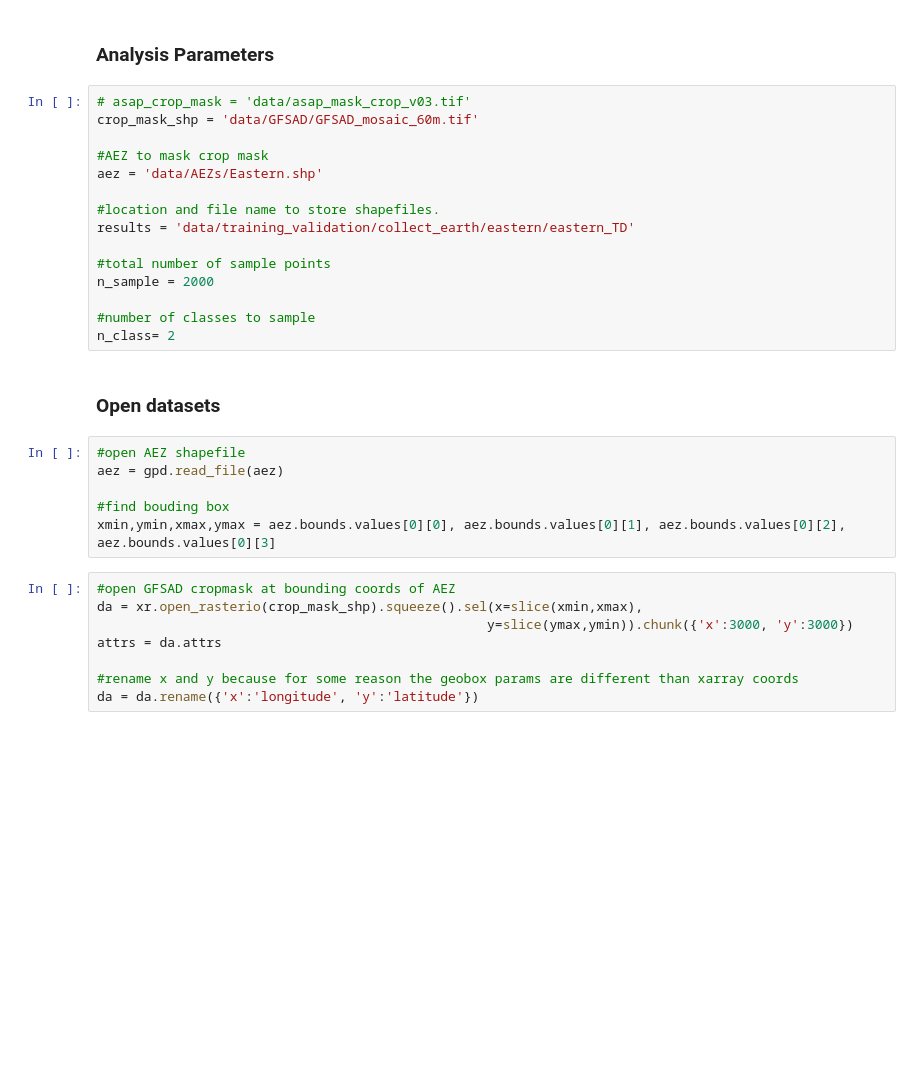
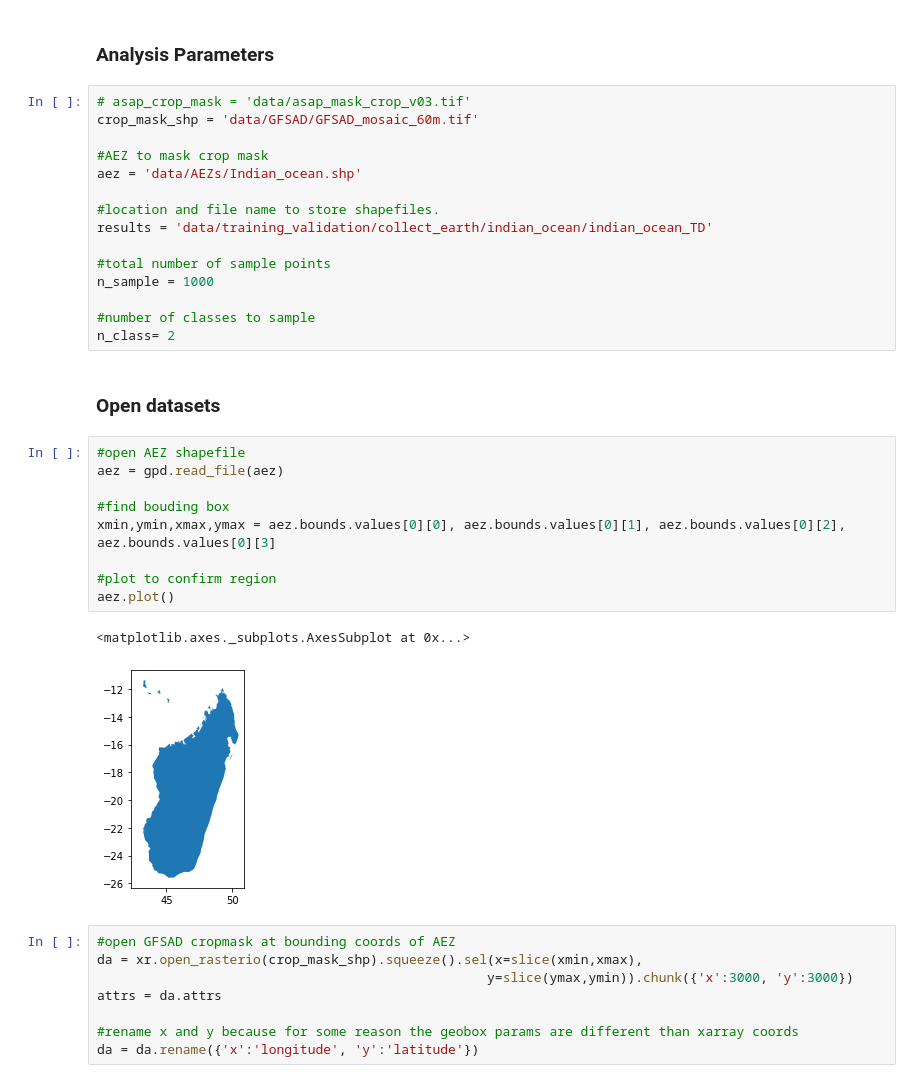
Before and after one commit to fivejjs/deafrica-sandbox-notebooks, a Jupyter notebook: crop_mask/create_reference_data_polygons.ipynb, the cells around one changed output. Cells and saved outputs as stored; diff of their text form; blank space fills up the shorter version.

```diff
--- a/crop_mask/create_reference_data_polygons.ipynb
+++ b/crop_mask/create_reference_data_polygons.ipynb
@@ -40,13 +40,13 @@ create_local_dask_cluster()
 crop_mask_shp = 'data/GFSAD/GFSAD_mosaic_60m.tif'
 
 #AEZ to mask crop mask
-aez = 'data/AEZs/Eastern.shp'
+aez = 'data/AEZs/Indian_ocean.shp'
 
 #location and file name to store shapefiles.
-results = 'data/training_validation/collect_earth/eastern/eastern_TD'
+results = 'data/training_validation/collect_earth/indian_ocean/indian_ocean_TD'
 
 #total number of sample points
-n_sample = 2000
+n_sample = 1000
 
 #number of classes to sample
 n_class= 2
@@ -55,9 +55,15 @@ n_class= 2
 # %%
 #open AEZ shapefile
 aez = gpd.read_file(aez)
 
 #find bouding box
 xmin,ymin,xmax,ymax = aez.bounds.values[0][0], aez.bounds.values[0][1], aez.bounds.values[0][2], aez.bounds.values[0][3]
+
+#plot to confirm region
+aez.plot()
+# %% [output]
+<matplotlib.axes._subplots.AxesSubplot at 0x...>
+[figure, added]
 # %%
 #open GFSAD cropmask at bounding coords of AEZ
 da = xr.open_rasterio(crop_mask_shp).squeeze().sel(x=slice(xmin,xmax),
```
Also changed, not shown: parts of 8 cells of this notebook, 3 other files.
